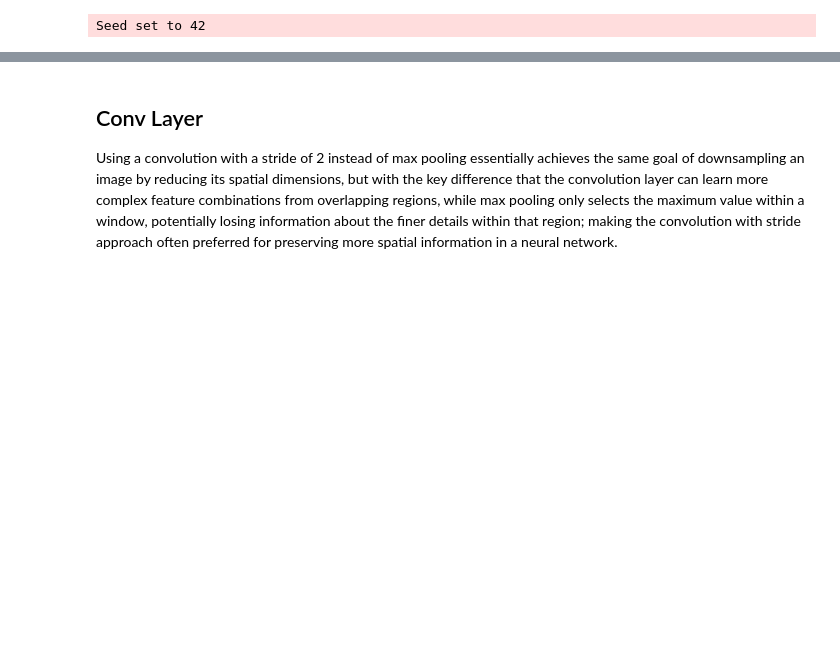
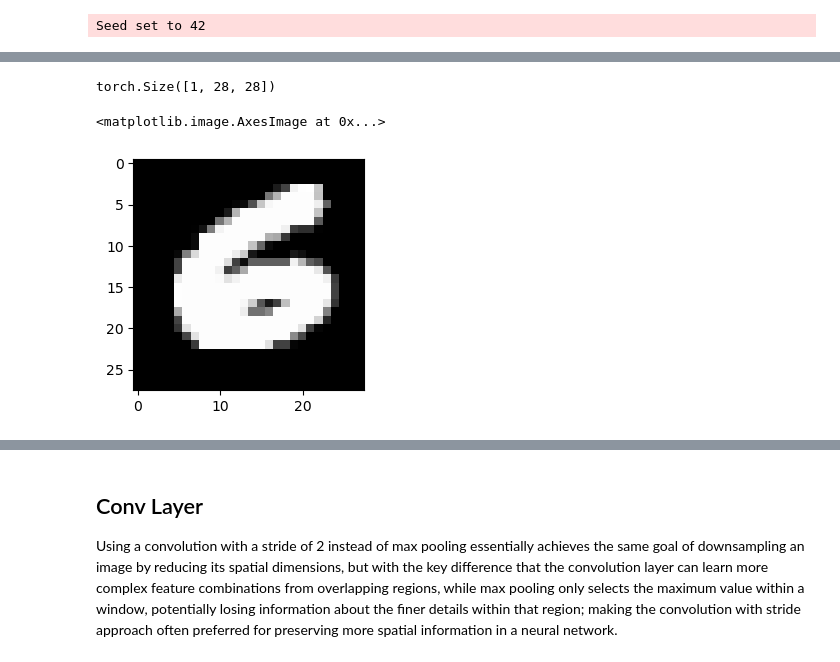
Before and after one commit to slegroux/nimrod, a Jupyter notebook: nbs/models.conv.ipynb, the cells around one changed output, grey strips where cells are left out. Saved outputs shown, nothing was run; the diff lists cells and outputs as text; code cells hidden in the pictures; blank space fills up the shorter version.

```diff
--- a/nbs/models.conv.ipynb
+++ b/nbs/models.conv.ipynb
@@ -40,0 +43,6 @@ Seed set to 42
+# %%
+#| notest
+cfg = OmegaConf.load('../config/data/image/mnist.yaml')
+dm = instantiate(cfg)
+dm.prepare_data()
+dm.setup()
@@ -40,0 +55,10 @@ Seed set to 42
+# %%
+#| notest
+x, y = dm.train_ds[0]
+print(x.shape)
+plt.figure(figsize=(3,3))
+plt.imshow(x.squeeze(), cmap='gray')
+# %% [output]
+torch.Size([1, 28, 28])
+<matplotlib.image.AxesImage at 0x...>
+[figure, added]
```
Also changed, not shown: parts of 18 cells of this notebook, 11 other files.
